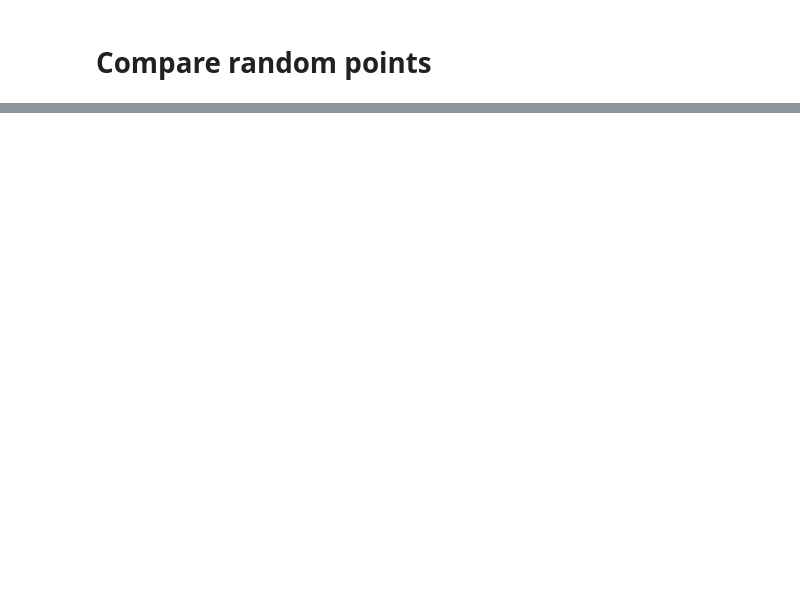
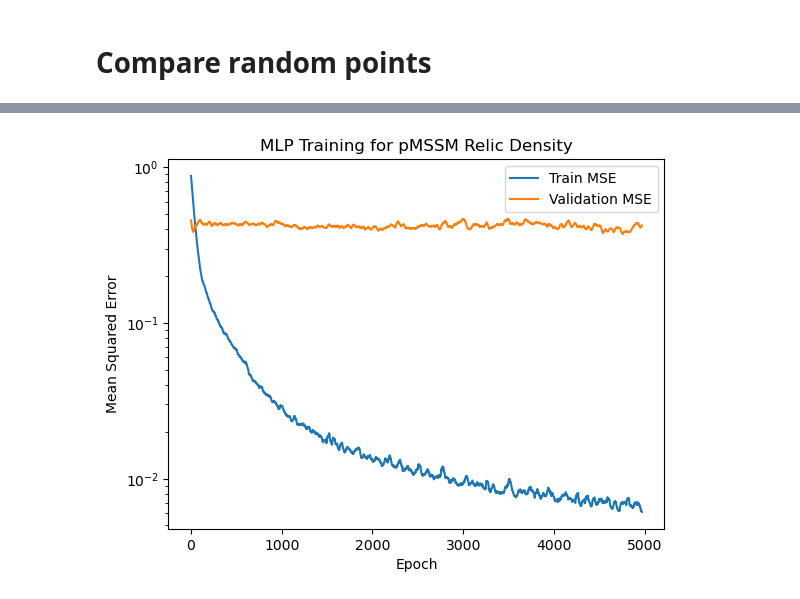
Before and after one commit to jwuerzinger/pMSSM-trafo, a Jupyter notebook: pmssm.ipynb, the cells around one changed output, grey strips where cells are left out. Saved outputs shown, nothing was run; the diff lists cells and outputs as text; code cells hidden in the pictures; blank space fills up the shorter version.

```diff
--- a/pmssm.ipynb
+++ b/pmssm.ipynb
@@ -476,0 +542,21 @@ scatter_true_vs_pred(
+# %%
+# Train transformer:
+model = PMSSMFeedForward(
+    d_model = 64,
+    num_layers = 4,
+    dim_feedforward = 256*2,
+)
+
+optimizer = optim.AdamW(model.parameters(), lr=1e-4, weight_decay=1e-3)
+criterion = nn.MSELoss()
+
+train_losses, val_losses = train_with_validation(
+    model,
+    train_loader,
+    val_loader,
+    optimizer,
+    criterion,
+    device=device,
+    epochs=2_000,
+    early_stopping=False
+)
@@ -476,0 +581,16 @@ scatter_true_vs_pred(
+# %%
+def rolling_average(x, window=30):
+    x = np.asarray(x)
+    return np.convolve(x, np.ones(window) / window, mode="valid")
+
+plt.figure()
+plt.plot(rolling_average(train_losses), label="Train MSE")
+plt.plot(rolling_average(val_losses), label="Validation MSE")
+plt.xlabel("Epoch")
+plt.ylabel("Mean Squared Error")
+plt.legend()
+plt.title("MLP Training for pMSSM Relic Density")
+plt.yscale('log')
+plt.show()
+# %% [output]
+[figure, added]
```
Also changed, not shown: parts of 14 cells of this notebook.
